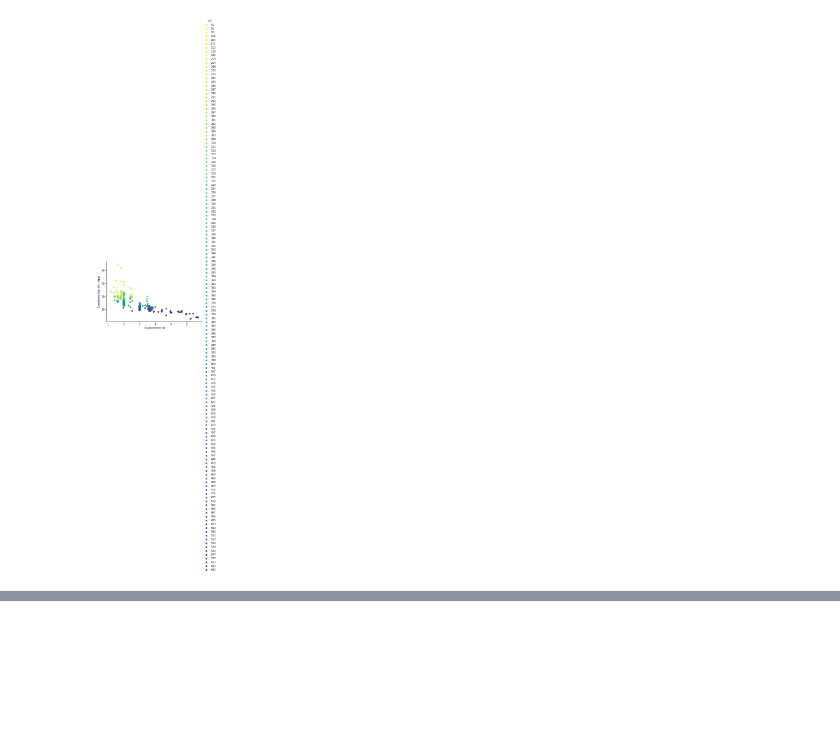
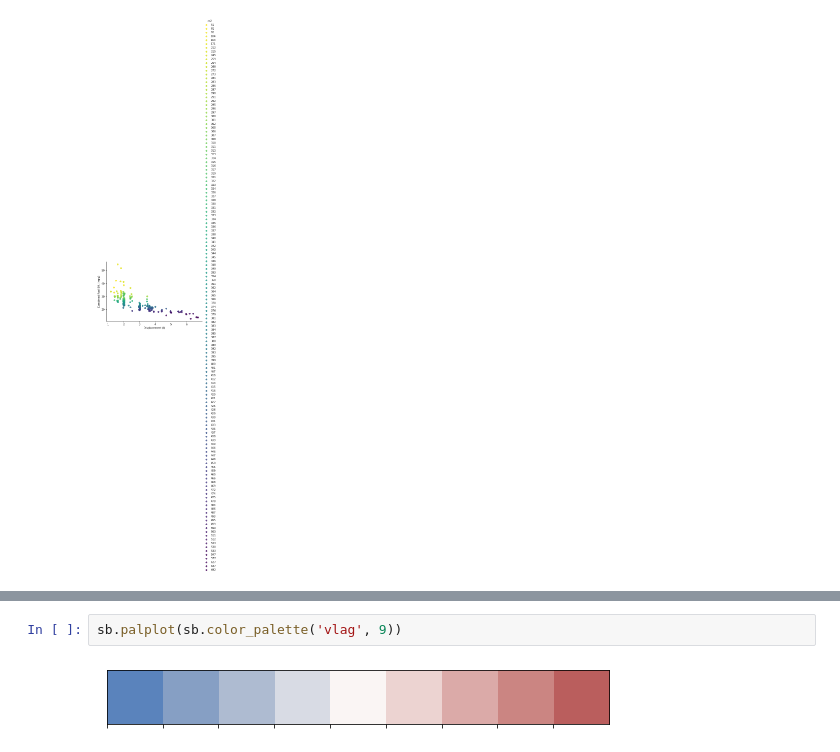
Before and after one commit to jackycwwang/data_visualization, a Jupyter notebook: 4. multivariate_visualizations.ipynb, the cells around one changed output, grey strips where cells are left out. Drawn from its saved outputs; the diff is of its cells as text; blank space fills up the shorter version.

```diff
--- a/4. multivariate_visualizations.ipynb
+++ b/4. multivariate_visualizations.ipynb
@@ -218,0 +257,4 @@ plt.ylabel('Combined Fuel Eff. (mpg)');
+# %%
+sb.palplot(sb.color_palette('vlag', 9))
+# %% [output]
+[figure, added]
```
Also changed, not shown: parts of 24 cells of this notebook.
